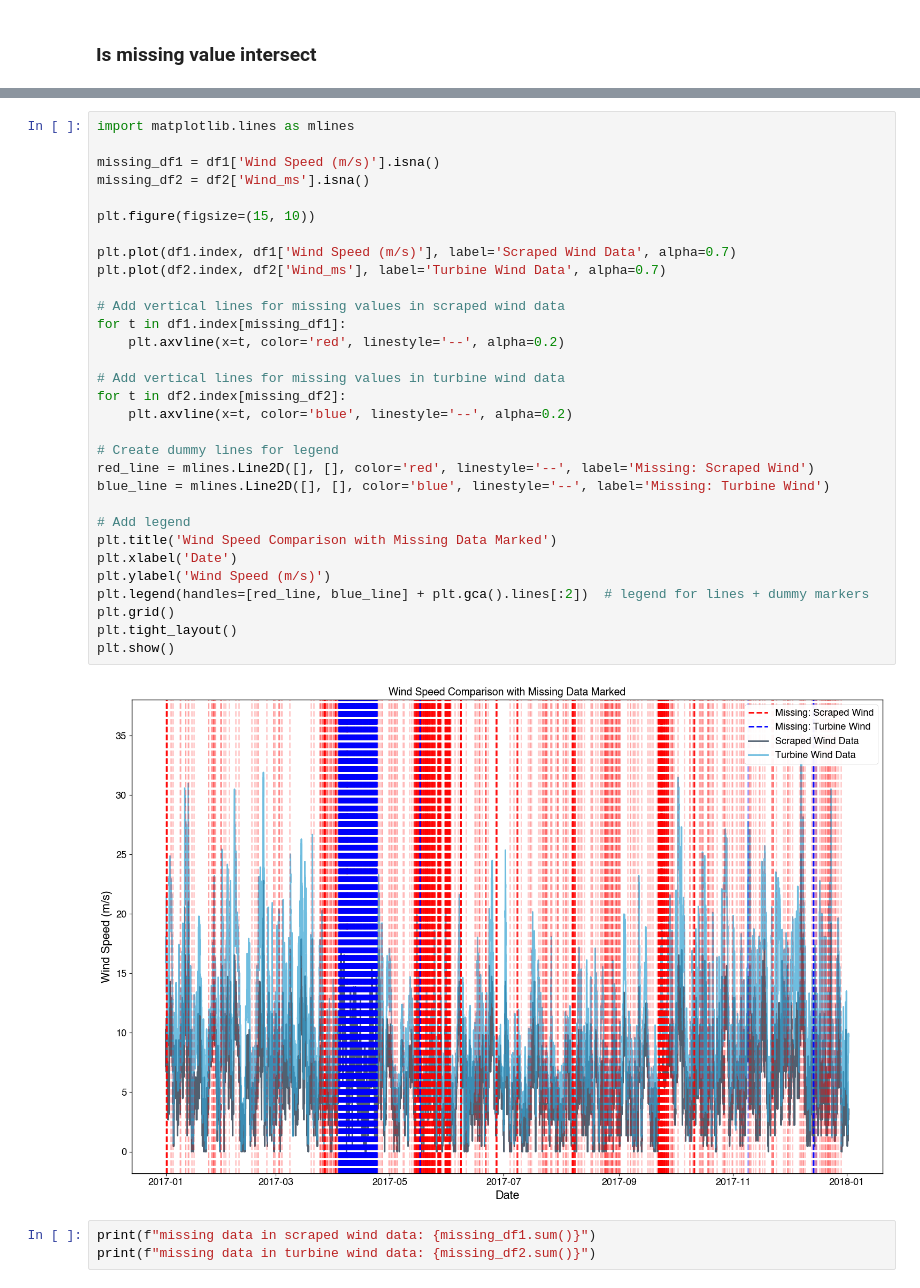
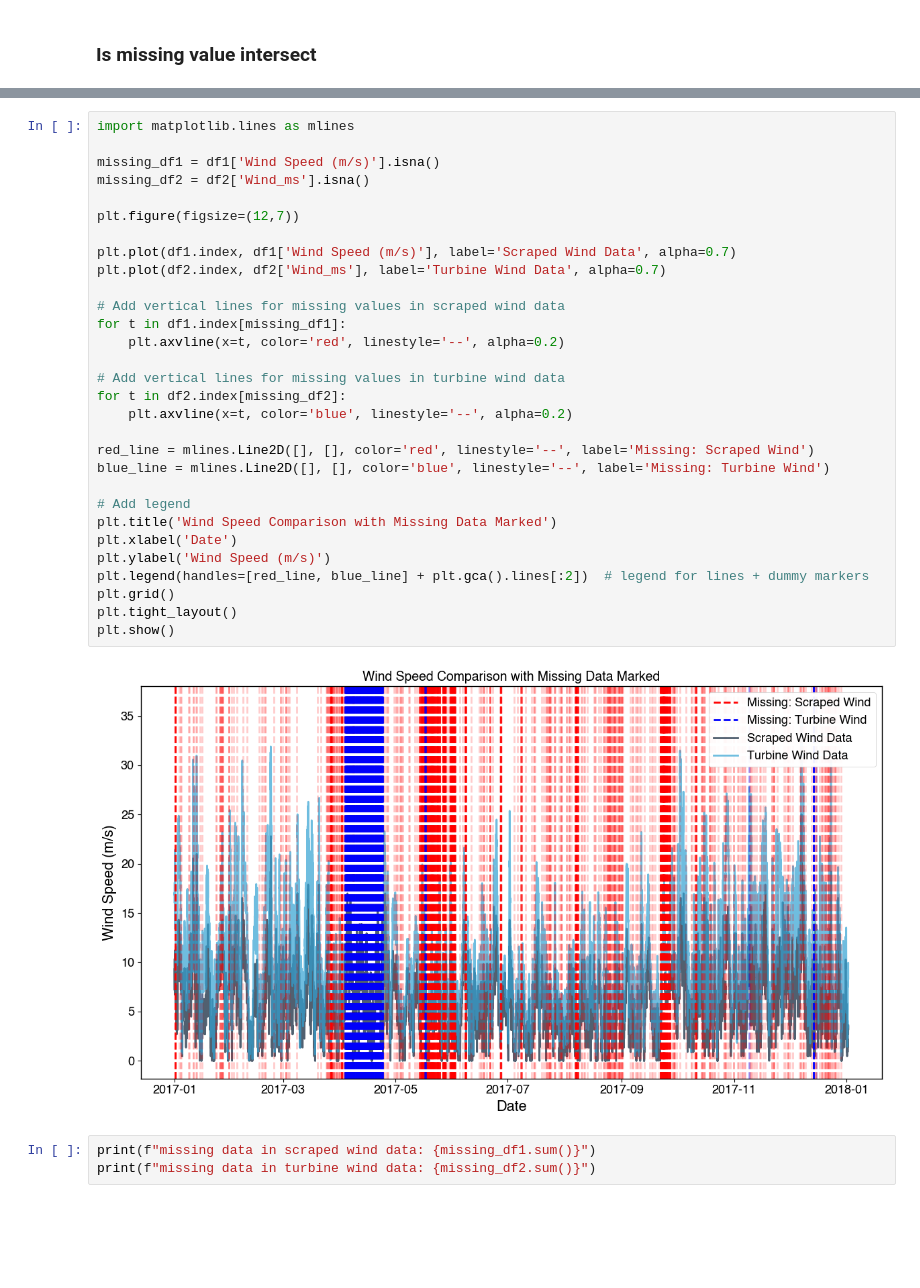
Before and after one commit to ryanabsar/AIB-Capstone-Project, a Jupyter notebook: 02_notebooks/96_Turbine_Analysis.ipynb, the cells around one changed output, grey strips where cells are left out. Saved outputs shown, nothing was run; the diff lists cells and outputs as text; blank space fills up the shorter version.

```diff
--- a/02_notebooks/96_Turbine_Analysis.ipynb
+++ b/02_notebooks/96_Turbine_Analysis.ipynb
@@ -211,36 +250,35 @@ Name: Wind_ms, Length: 65, dtype: float64
 # %%
 import matplotlib.lines as mlines
 
 missing_df1 = df1['Wind Speed (m/s)'].isna()
 missing_df2 = df2['Wind_ms'].isna()
 
-plt.figure(figsize=(15, 10))
+plt.figure(figsize=(12,7))
 
 plt.plot(df1.index, df1['Wind Speed (m/s)'], label='Scraped Wind Data', alpha=0.7)
 plt.plot(df2.index, df2['Wind_ms'], label='Turbine Wind Data', alpha=0.7)
 
 # Add vertical lines for missing values in scraped wind data
 for t in df1.index[missing_df1]:
     plt.axvline(x=t, color='red', linestyle='--', alpha=0.2)
 
 # Add vertical lines for missing values in turbine wind data
 for t in df2.index[missing_df2]:
     plt.axvline(x=t, color='blue', linestyle='--', alpha=0.2)
 
-# Create dummy lines for legend
 red_line = mlines.Line2D([], [], color='red', linestyle='--', label='Missing: Scraped Wind')
 blue_line = mlines.Line2D([], [], color='blue', linestyle='--', label='Missing: Turbine Wind')
 
 # Add legend
 plt.title('Wind Speed Comparison with Missing Data Marked')
 plt.xlabel('Date')
 plt.ylabel('Wind Speed (m/s)')
 plt.legend(handles=[red_line, blue_line] + plt.gca().lines[:2])  # legend for lines + dummy markers
 plt.grid()
 plt.tight_layout()
 plt.show()
 # %% [output]
-[figure, old version]
+[figure, new version]
 # %%
 print(f"missing data in scraped wind data: {missing_df1.sum()}")
 print(f"missing data in turbine wind data: {missing_df2.sum()}")
```
Also changed, not shown: parts of 42 cells of this notebook, 7 other files.
